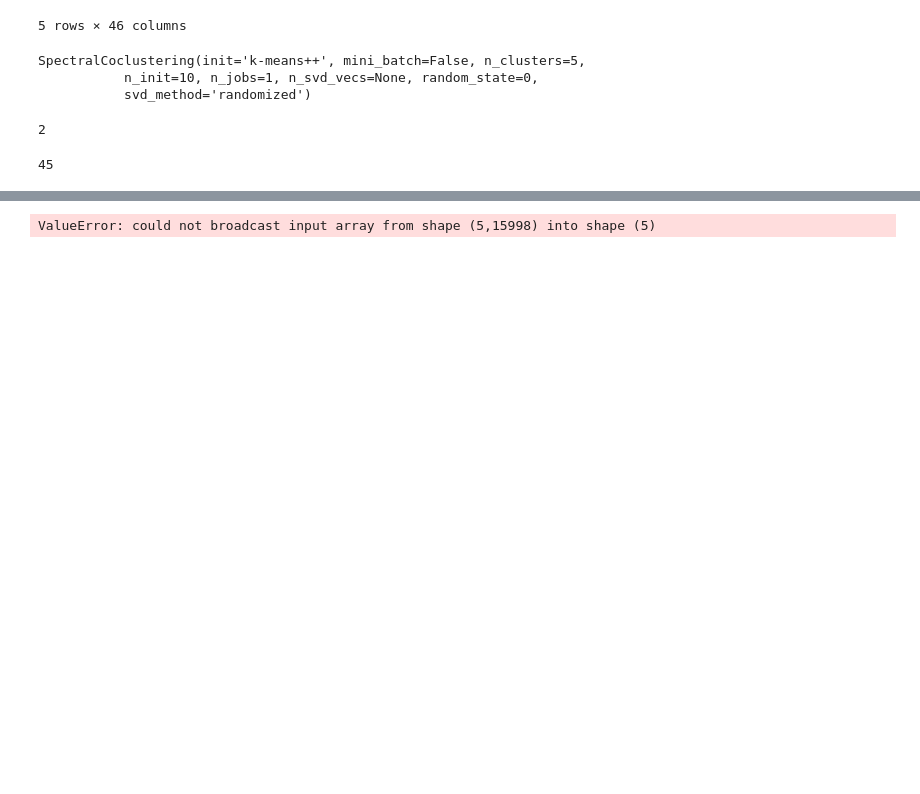
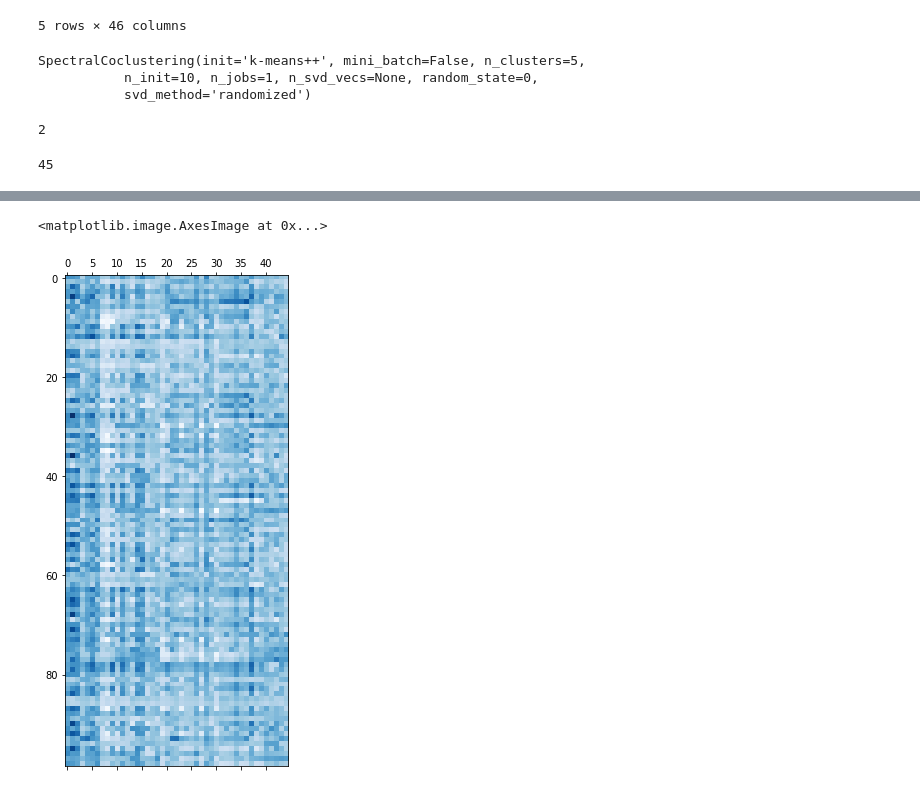
Before and after one commit to josechudev/GeneExpressionBiClustering, a Jupyter notebook: Notebooks/3.0 DI Sklearn SpectralCoclustering.ipynb, the cells around one changed output, grey strips where cells are left out. Saved outputs shown, nothing was run; the diff lists cells and outputs as text; code cells hidden in the pictures; blank space fills up the shorter version.

Commit message:
edit spectral

```diff
--- a/Notebooks/3.0 DI Sklearn SpectralCoclustering.ipynb
+++ b/Notebooks/3.0 DI Sklearn SpectralCoclustering.ipynb
@@ -82,5 +82,5 @@ len(spectralCC.biclusters_[1][1])
 import numpy as np
 from matplotlib import pyplot as plt
 # %%
-fit_data = diTrain.columns[1:][np.argsort(spectralCC.row_labels_)]
-fit_data = fit_data[:, np.argsort(spectralCC.column_labels_)]
+temp = diTrain[diTrain.columns[1:]]
+data=temp.iloc[np.argsort(spectralCC.row_labels_)]
@@ -88,0 +87,3 @@ IndexError: index 11090 is out of bounds for axis 1 with size 45
+# %%
+data
+data = data.iloc[:, np.argsort(spectralCC.column_labels_)]
@@ -89,4 +111,5 @@ IndexError: index 11090 is out of bounds for axis 1 with size 45
 # %%
-plt.matshow(, cmap=plt.cm.Blues)
+plt.matshow(data.iloc[1:100], cmap=plt.cm.Blues)
 # %% [output]
-ValueError: could not broadcast input array from shape (5,15998) into shape (5)
+<matplotlib.image.AxesImage at 0x...>
+[figure, added]
```
Also changed, not shown: parts of 2 cells of this notebook.
